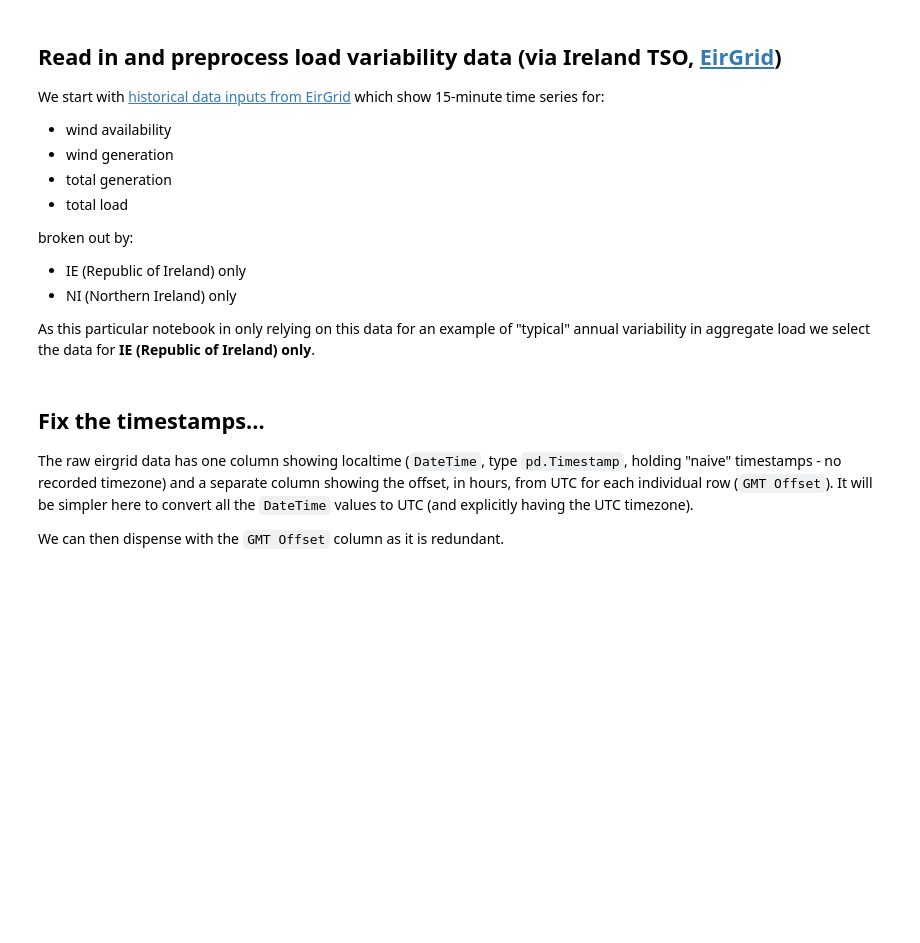
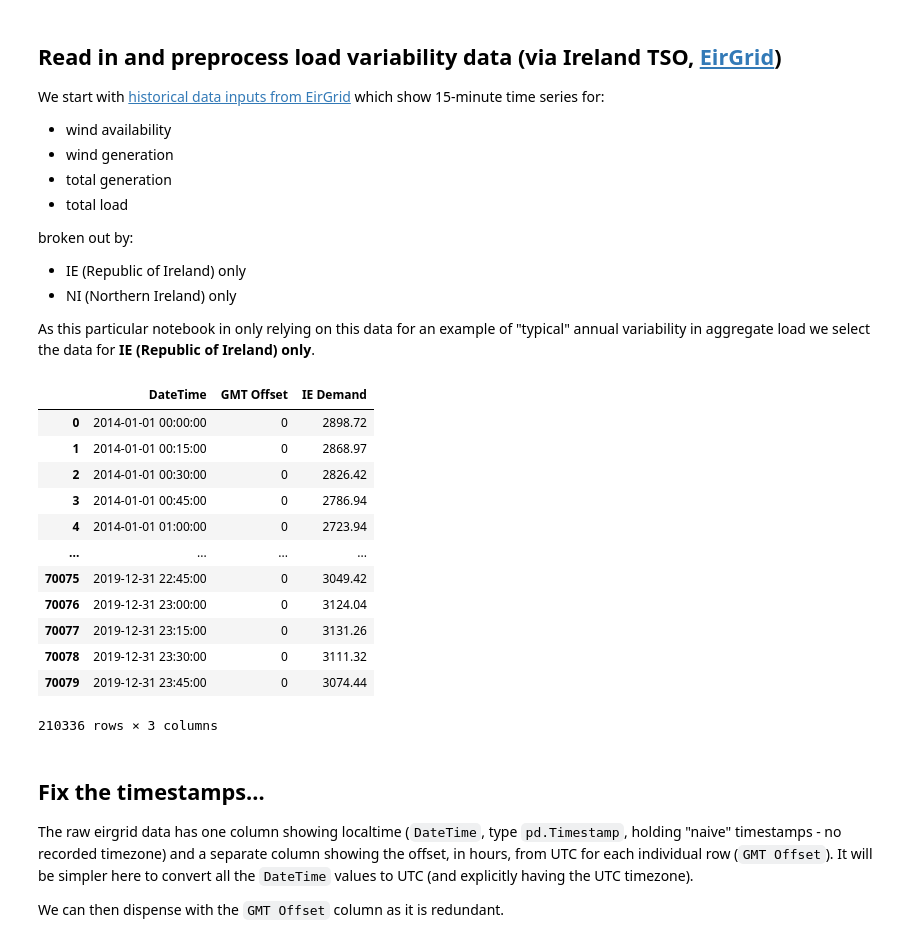
Before and after one commit to bmcmullin/SWIS-100-IE, a Jupyter notebook: run_single_simulation.ipynb, the cells around one changed output. Drawn from its saved outputs; the diff is of its cells as text; code cells hidden in the pictures; blank space fills up the shorter version.

```diff
--- a/run_single_simulation.ipynb
+++ b/run_single_simulation.ipynb
@@ -162,17 +162,35 @@ broken out by:
 
 As this particular notebook in only relying on this data for an example of "typical" annual variability in aggregate load we select the data for **IE (Republic of Ireland) only**.
 # %%
-# Retrieve example eirgrid system data into a pd.dataframe
+# Retrieve example eirgrid load data into a pd.DataFrame
 
 # If file already available locally, can point at that; otherwise use the web url
 # (i.e. uncomment one or the other of the following two statements).
 
 #eirgrid_base_url = "http://www.eirgridgroup.com/site-files/library/EirGrid/"
 eirgrid_base_url = "eirgrid/"
 
-load_data_filename = "System-Data-Qtr-Hourly-2014-2015.xlsx"
-load_data_url = eirgrid_base_url + load_data_filename
-
+# Columns of interest:
 cols = ['DateTime', 'GMT Offset', "IE Demand"]
 
-load_data_raw = pd.read_excel(load_data_url, usecols = cols)
+load_data_raw = pd.DataFrame()
+for base_year in [2014, 2016, 2018] :
+    load_data_filename = F"System-Data-Qtr-Hourly-{base_year:4}-{(base_year+1):4}.xlsx"
+    load_data_url = eirgrid_base_url + load_data_filename
+    load_data_raw = pd.concat([load_data_raw, pd.read_excel(load_data_url, usecols = cols)], axis=0)
+
+display(load_data_raw)
+# %% [output]
+|  | DateTime | GMT Offset | IE Demand |
+| 0 | 2014-01-01 00:00:00 | 0 | 2898.72 |
+| 1 | 2014-01-01 00:15:00 | 0 | 2868.97 |
+| 2 | 2014-01-01 00:30:00 | 0 | 2826.42 |
+| 3 | 2014-01-01 00:45:00 | 0 | 2786.94 |
+| 4 | 2014-01-01 01:00:00 | 0 | 2723.94 |
+| ... | ... | ... | ... |
+| 70075 | 2019-12-31 22:45:00 | 0 | 3049.42 |
+| 70076 | 2019-12-31 23:00:00 | 0 | 3124.04 |
+| 70077 | 2019-12-31 23:15:00 | 0 | 3131.26 |
+| 70078 | 2019-12-31 23:30:00 | 0 | 3111.32 |
+| 70079 | 2019-12-31 23:45:00 | 0 | 3074.44 |
+210336 rows × 3 columns
```
Also changed, not shown: parts of 16 cells of this notebook.
